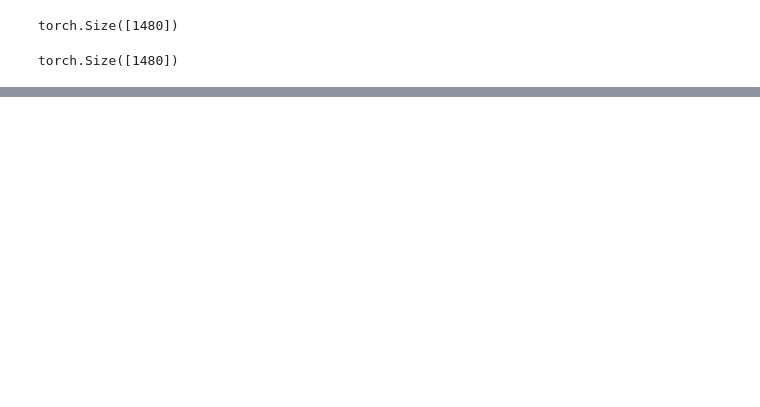
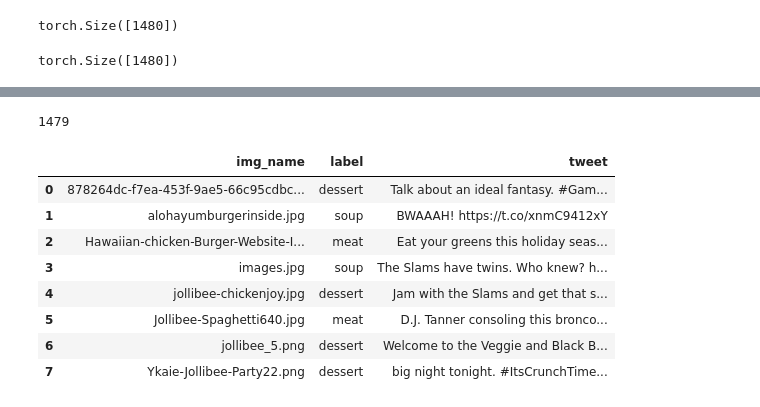
Before and after one commit to kimolivia/ad-image-captions, a Jupyter notebook: scripts/tweet-image-classifier.ipynb, the cells around one changed output, grey strips where cells are left out. Saved outputs shown, nothing was run; the diff lists cells and outputs as text; code cells hidden in the pictures; blank space fills up the shorter version.

```diff
--- a/scripts/tweet-image-classifier.ipynb
+++ b/scripts/tweet-image-classifier.ipynb
@@ -400,0 +368,5 @@ plt.imshow(cat)
+# %%
+yhat = torch.cat((y1, y2))
+
+yhat_labels = [classes[y] for y in yhat]
+yhat_labels
@@ -400,0 +375,7 @@ plt.imshow(cat)
+# %%
+input_index = pd.read_csv('../data/Fake-Client/fclient-imgs-index.csv')
+
+input_index['label'] = yhat_labels
+# file_loc = '../output/actual-nnet-output.csv'
+# input_index.to_csv(file_loc, index=False, mode='w+')
+input_index
@@ -400,0 +434,4 @@ plt.imshow(cat)
+# %%
+total_tweets ## correct is 1479
+# %% [output]
+1479
@@ -400,0 +443,12 @@ plt.imshow(cat)
+# %%
+input_index
+# %% [output]
+|  | img_name | label | tweet |
+| 0 | 878264dc-f7ea-453f-9ae5-66c95cdbc... | dessert | Talk about an ideal fantasy. #Gam... |
+| 1 | alohayumburgerinside.jpg | soup | BWAAAH! https://t.co/xnmC9412xY |
+| 2 | Hawaiian-chicken-Burger-Website-I... | meat | Eat your greens this holiday seas... |
+| 3 | images.jpg | soup | The Slams have twins. Who knew? h... |
+| 4 | jollibee-chickenjoy.jpg | dessert | Jam with the Slams and get that s... |
+| 5 | Jollibee-Spaghetti640.jpg | meat | D.J. Tanner consoling this bronco... |
+| 6 | jollibee_5.png | dessert | Welcome to the Veggie and Black B... |
+| 7 | Ykaie-Jollibee-Party22.png | dessert | big night tonight. #ItsCrunchTime... |
```
Also changed, not shown: parts of 42 cells of this notebook, 5 other files.
